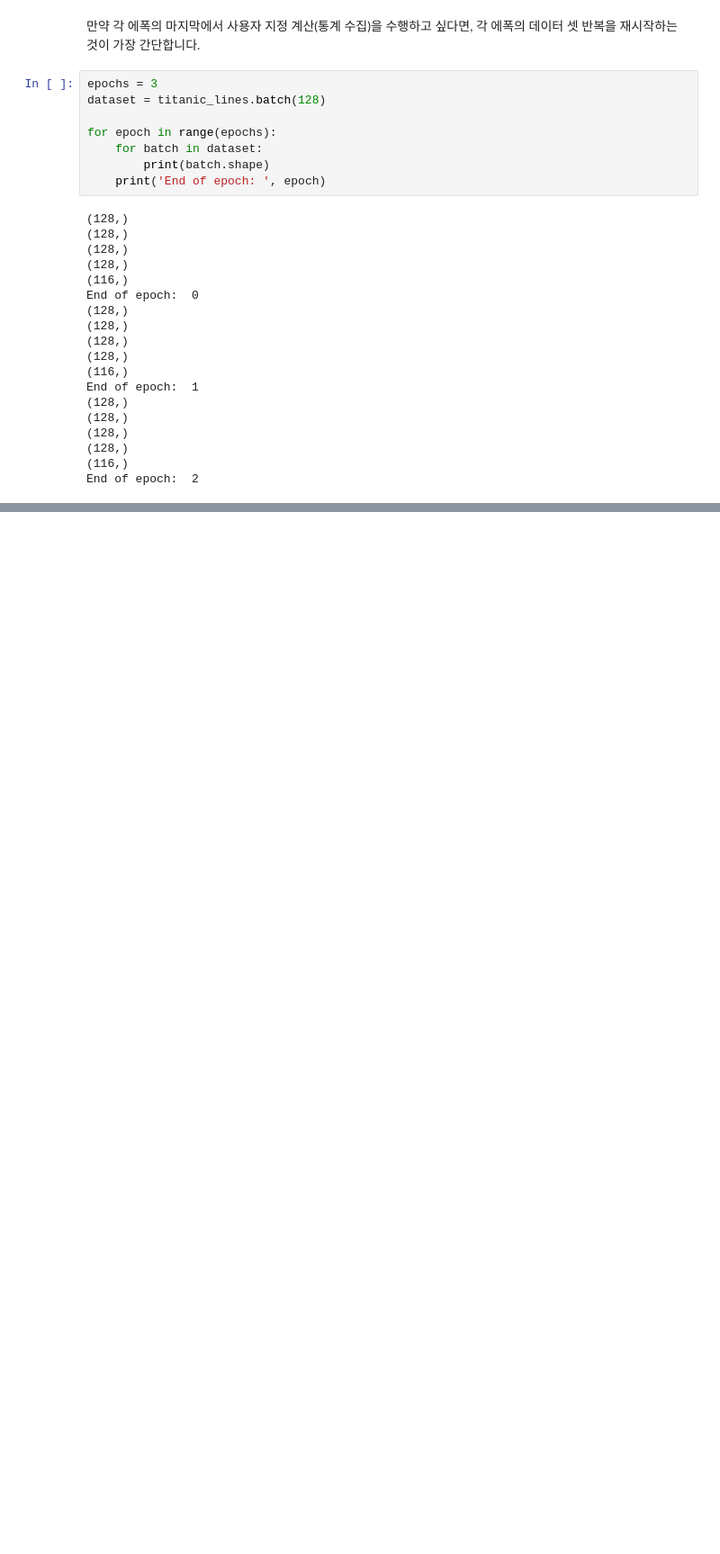
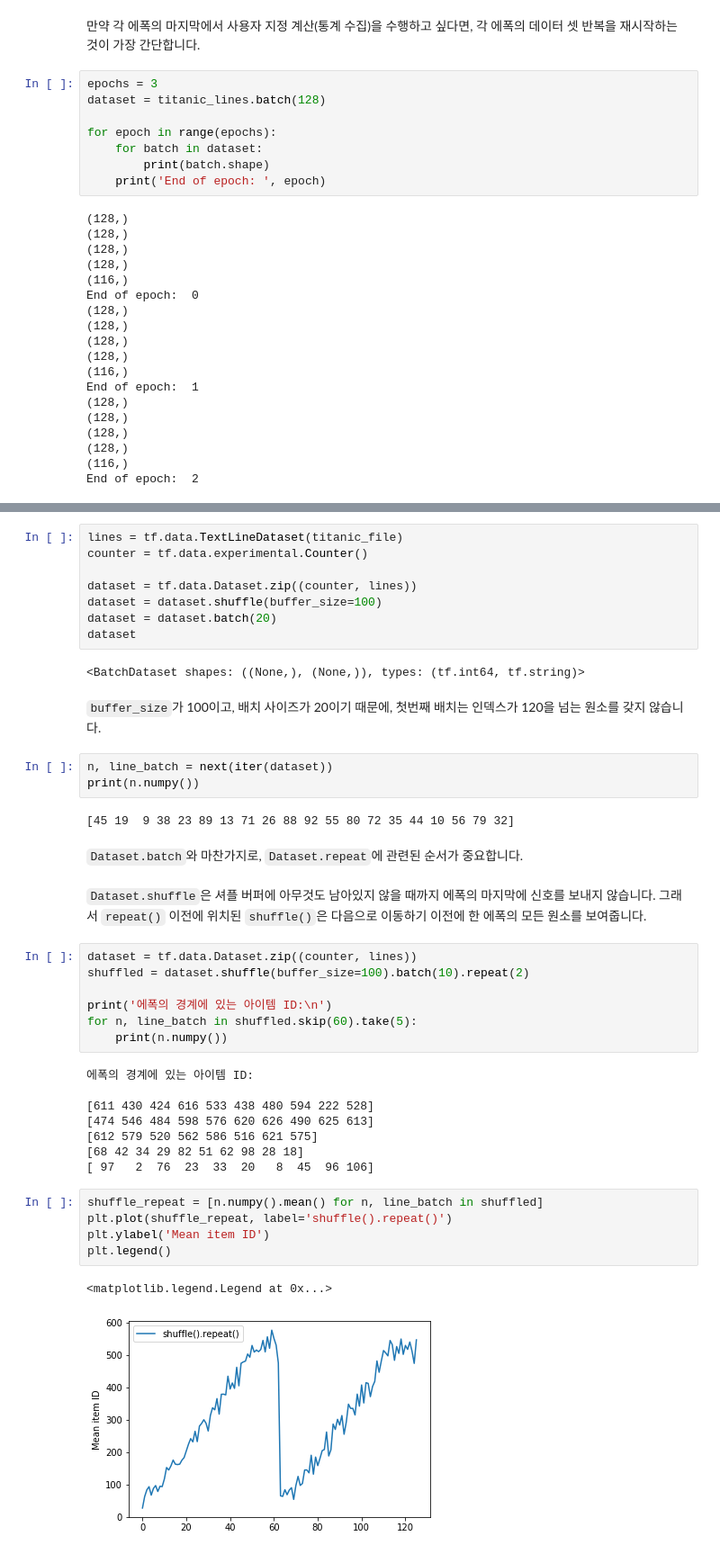
Before and after one commit to Ilevk/TIL, a Jupyter notebook: Python/Machine Learning/Tensorflow/Tensorflow_Tutorials/tf.data.ipynb, the cells around one changed output, grey strips where cells are left out. Shown at 90% size. Drawn from its saved outputs; the diff is of its cells as text; blank space fills up the shorter version.

Commit message:
Edit tf.data.ipynb
Done Preprocessing data

```diff
--- a/Python/Machine Learning/Tensorflow/Tensorflow_Tutorials/tf.data.ipynb
+++ b/Python/Machine Learning/Tensorflow/Tensorflow_Tutorials/tf.data.ipynb
@@ -791,0 +801,43 @@ End of epoch:  2
+# %%
+lines = tf.data.TextLineDataset(titanic_file)
+counter = tf.data.experimental.Counter()
+
+dataset = tf.data.Dataset.zip((counter, lines))
+dataset = dataset.shuffle(buffer_size=100)
+dataset = dataset.batch(20)
+dataset
+# %% [output]
+<BatchDataset shapes: ((None,), (None,)), types: (tf.int64, tf.string)>
+# %% [markdown]
+`buffer_size`가 100이고, 배치 사이즈가 20이기 때문에, 첫번째 배치는 인덱스가 120을 넘는 원소를 갖지 않습니다.
+# %%
+n, line_batch = next(iter(dataset))
+print(n.numpy())
+# %% [output]
+[45 19  9 38 23 89 13 71 26 88 92 55 80 72 35 44 10 56 79 32]
+# %% [markdown]
+`Dataset.batch`와 마찬가지로, `Dataset.repeat`에 관련된 순서가 중요합니다.<br><br>
+`Dataset.shuffle`은 셔플 버퍼에 아무것도 남아있지 않을 때까지 에폭의 마지막에 신호를 보내지 않습니다. 그래서 `repeat()` 이전에 위치된 `shuffle()`은 다음으로 이동하기 이전에 한 에폭의 모든 원소를 보여줍니다.
+# %%
+dataset = tf.data.Dataset.zip((counter, lines))
+shuffled = dataset.shuffle(buffer_size=100).batch(10).repeat(2)
+
+print('에폭의 경계에 있는 아이템 ID:\n')
+for n, line_batch in shuffled.skip(60).take(5):
+    print(n.numpy())
+# %% [output]
+에폭의 경계에 있는 아이템 ID:
+
+[611 430 424 616 533 438 480 594 222 528]
+[474 546 484 598 576 620 626 490 625 613]
+[612 579 520 562 586 516 621 575]
+[68 42 34 29 82 51 62 98 28 18]
+[ 97   2  76  23  33  20   8  45  96 106]
+# %%
+shuffle_repeat = [n.numpy().mean() for n, line_batch in shuffled]
+plt.plot(shuffle_repeat, label='shuffle().repeat()')
+plt.ylabel('Mean item ID')
+plt.legend()
+# %% [output]
+<matplotlib.legend.Legend at 0x...>
+[figure, added]
```
Also changed, not shown: parts of 11 cells of this notebook.
